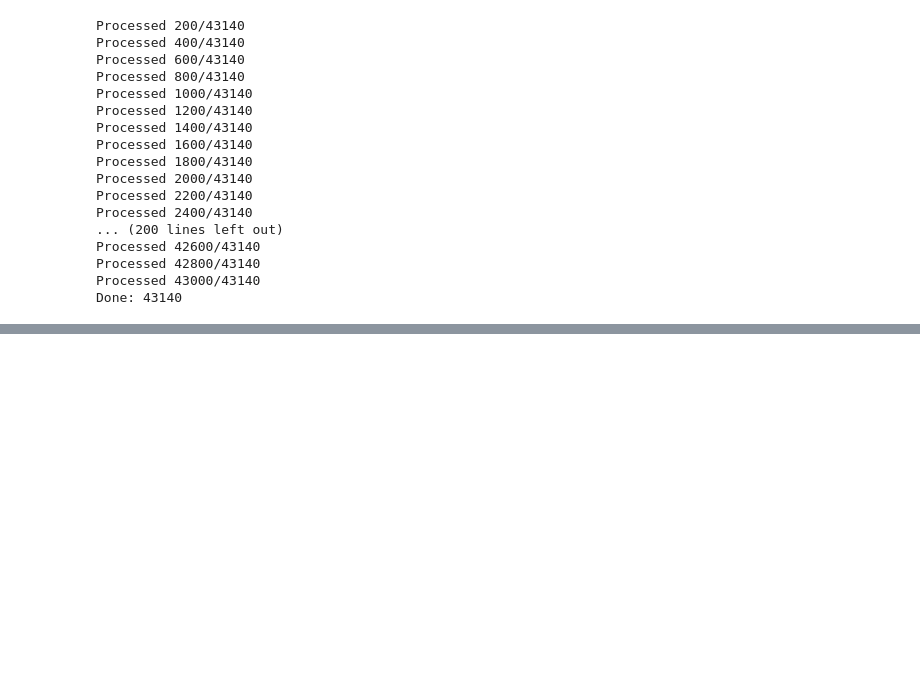
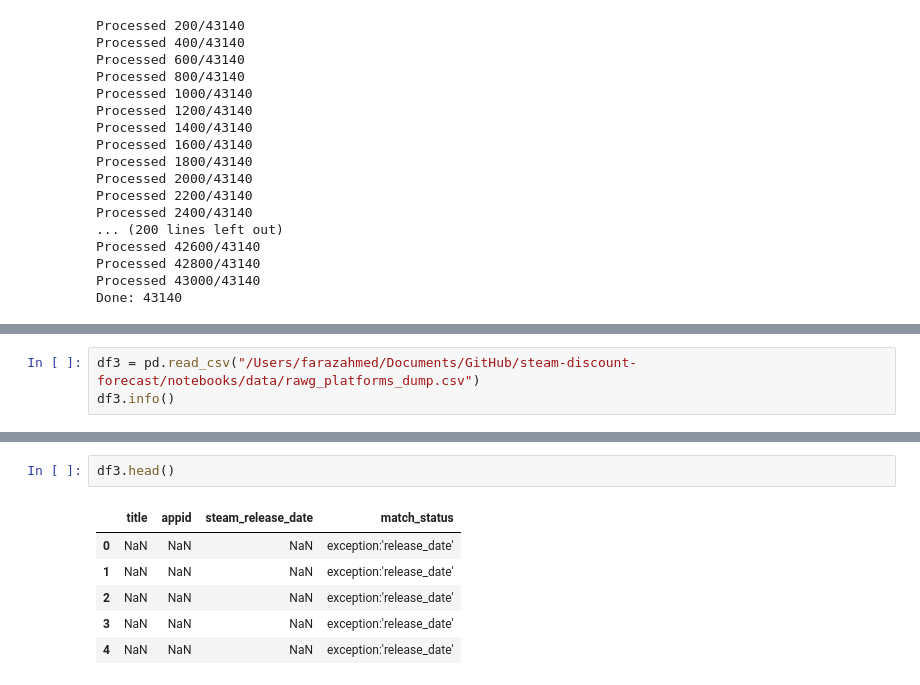
Before and after one commit to faraz1272/steam-discount-forecast, a Jupyter notebook: notebooks/data_collection.ipynb, the cells around one changed output, grey strips where cells are left out. Saved outputs shown, nothing was run; the diff lists cells and outputs as text; blank space fills up the shorter version.

```diff
--- a/notebooks/data_collection.ipynb
+++ b/notebooks/data_collection.ipynb
@@ -888,0 +1374,3 @@ Done: 43140
+# %%
+df3 = pd.read_csv("/Users/farazahmed/Documents/GitHub/steam-discount-forecast/notebooks/data/rawg_platforms_dump.csv")
+df3.info()
@@ -888,0 +1389,9 @@ Done: 43140
+# %%
+df3.head()
+# %% [output]
+|  | title | appid | steam_release_date | match_status |
+| 0 | NaN | NaN | NaN | exception:'release_date' |
+| 1 | NaN | NaN | NaN | exception:'release_date' |
+| 2 | NaN | NaN | NaN | exception:'release_date' |
+| 3 | NaN | NaN | NaN | exception:'release_date' |
+| 4 | NaN | NaN | NaN | exception:'release_date' |
```
Also changed, not shown: parts of 14 cells of this notebook, 1 other file.
